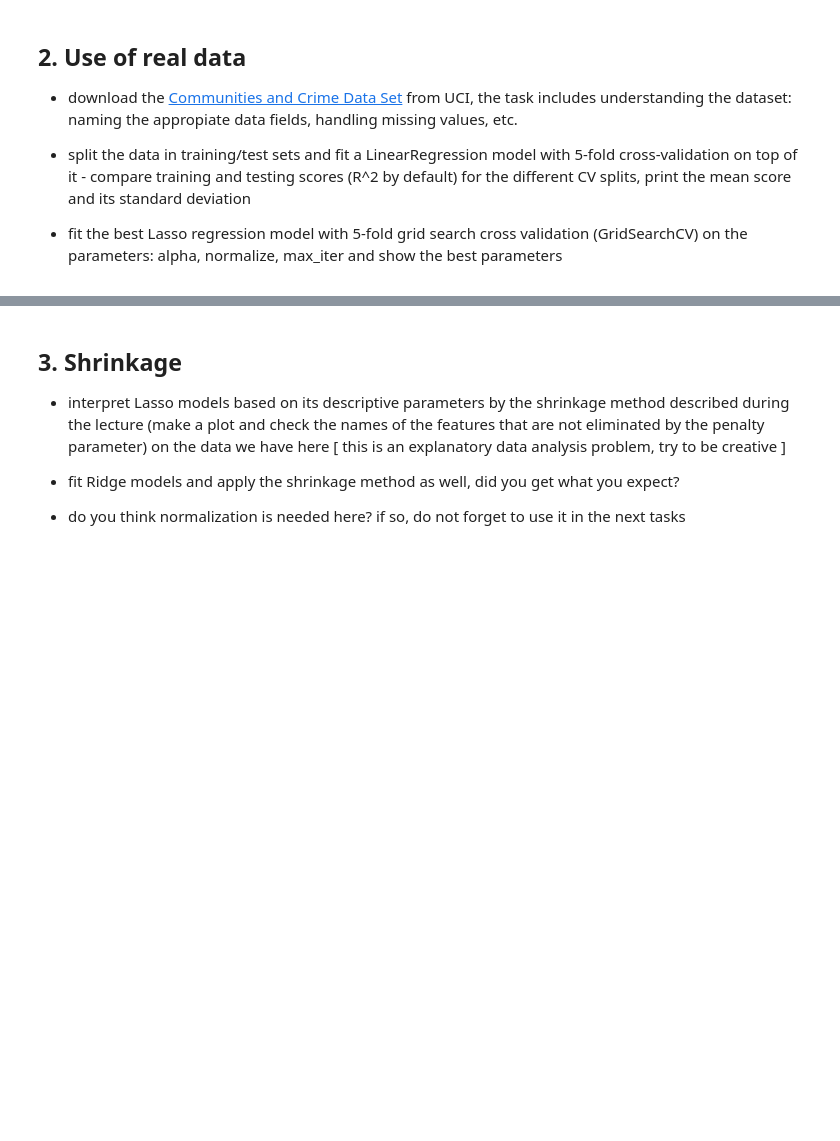
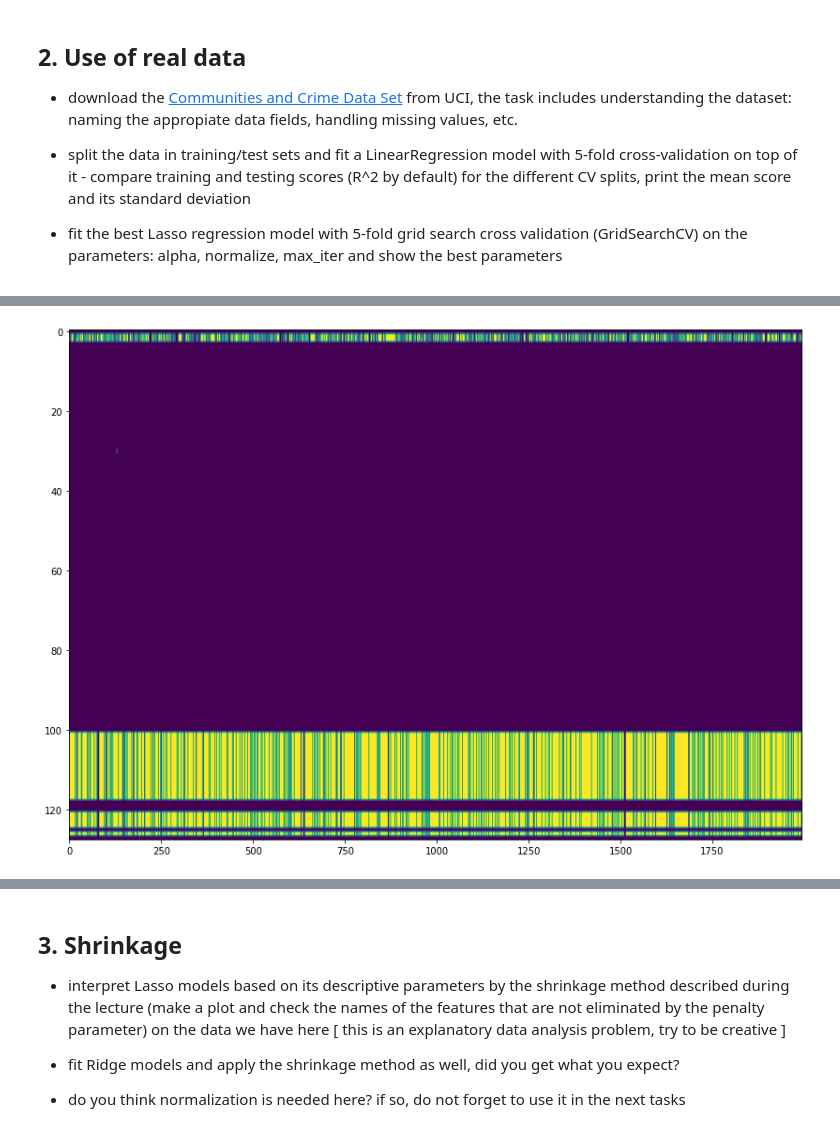
Before and after one commit to AdamGTaylor/DataMining_2021, a Jupyter notebook: hw6/hw_6.ipynb, the cells around one changed output, grey strips where cells are left out. Drawn from its saved outputs; the diff is of its cells as text; code cells hidden in the pictures; blank space fills up the shorter version.

```diff
--- a/hw6/hw_6.ipynb
+++ b/hw6/hw_6.ipynb
@@ -125,3 +152,8 @@ array([ 3.23513060e+01,  5.83767844e+01, -4.72311352e-03,  1.58782690e-02,
 * split the data in training/test sets and fit a LinearRegression model with 5-fold cross-validation on top of it - compare training and testing scores (R^2 by default) for the different CV splits, print the mean score and its standard deviation
 
 * fit the best Lasso regression model with 5-fold grid search cross validation (GridSearchCV) on the parameters: alpha, normalize, max_iter and show the best parameters
+# %%
+columns_name = pd.read_csv("data/communities.names", skiprows=74,nrows=128,header=None)
+display(columns_name)
+crime_data = pd.read_csv("data/communities.data",na_values="?",header=None,names=columns_name[0])
+display(crime_data)
@@ -127,0 +187,6 @@ array([ 3.23513060e+01,  5.83767844e+01, -4.72311352e-03,  1.58782690e-02,
+# %%
+plt.figure(figsize=(14,10))
+plt.imshow(crime_data.isna().T, aspect="auto")
+plt.show()
+# %% [output]
+[figure, added]
```
Also changed, not shown: parts of 33 cells of this notebook, 2 other files.
